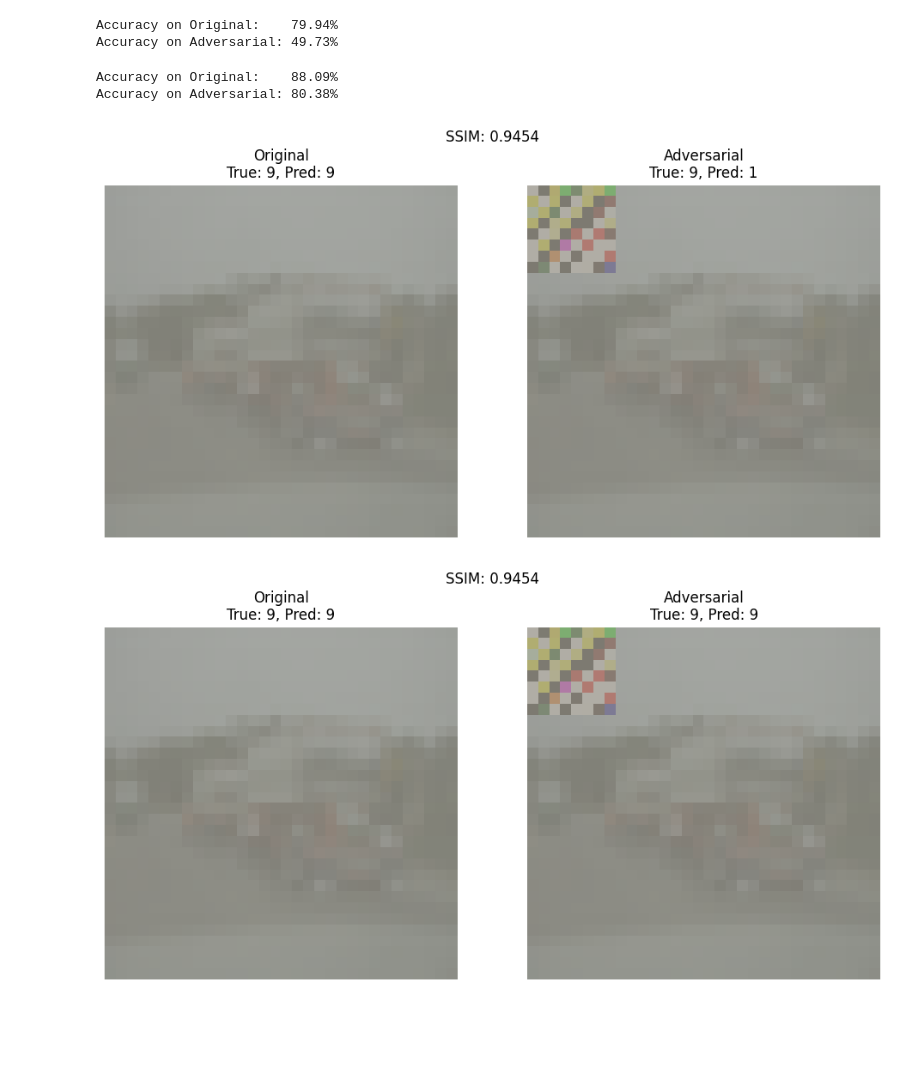
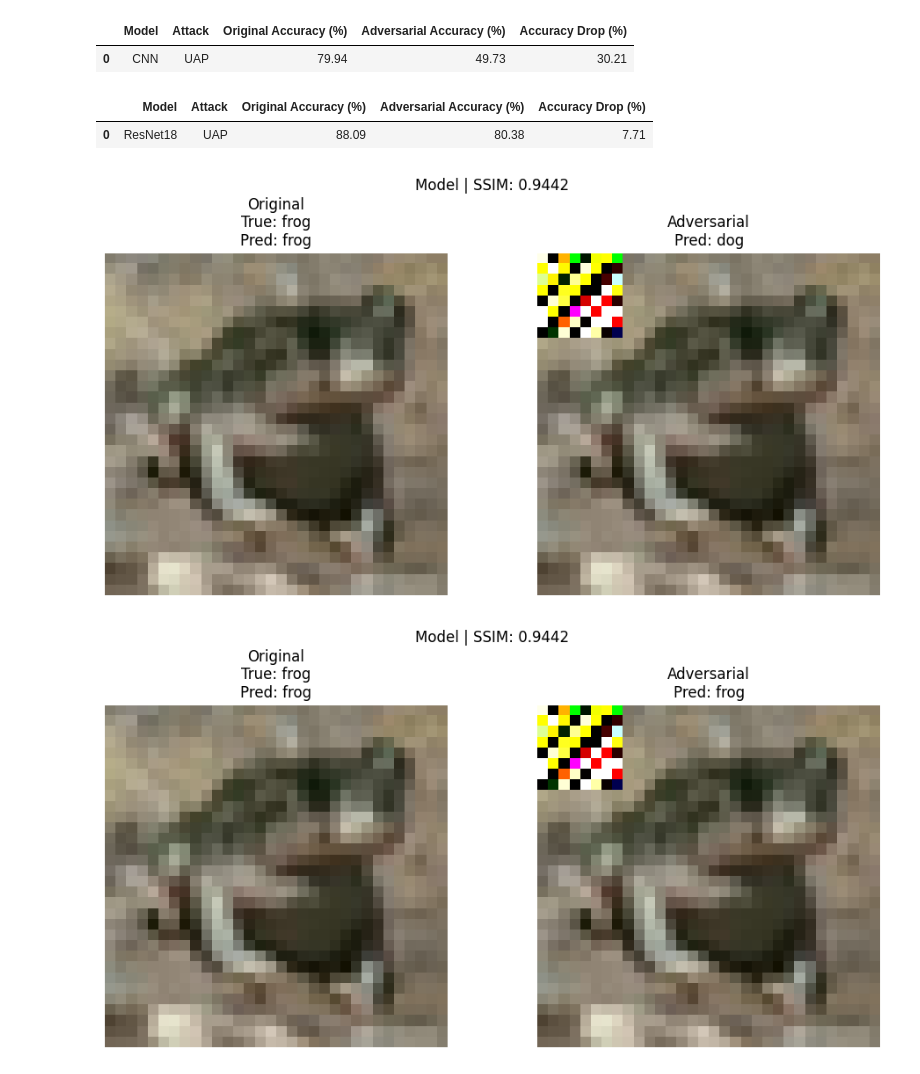
Before and after one commit to natsuki0720/adversarial-perturbation-baselines, a Jupyter notebook: notebooks/eval_local_uap.ipynb, the cells around one changed output. Cells and saved outputs as stored; diff of their text form; code cells hidden in the pictures; blank space fills up the shorter version.

Commit message:
correct visualize

```diff
--- a/notebooks/eval_local_uap.ipynb
+++ b/notebooks/eval_local_uap.ipynb
@@ -49,31 +49,22 @@ mask = generate_mask((8, 8)).unsqueeze(0)  # shape: [1, 3, 32, 32]
 # ==========================
 cnn = get_CNN()
 cnn = cnn.to(device)
-acc_clean = evaluate_uap(cnn, test_loader, delta=None,device =device)
-acc_adv = evaluate_uap(cnn, test_loader, delta=delta,device=device)
-
-print(f"Accuracy on Original:    {acc_clean * 100:.2f}%")
-print(f"Accuracy on Adversarial: {acc_adv * 100:.2f}%")
+display(evaluate_uap(cnn, test_loader, delta=delta,device=device,model_name="CNN"))
 # %% [output]
-Accuracy on Original:    79.94%
-Accuracy on Adversarial: 49.73%
+|  | Model | Attack | Original Accuracy (%) | Adversarial Accuracy (%) | Accuracy Drop (%) |
+| 0 | CNN | UAP | 79.94 | 49.73 | 30.21 |
 # %%
 resnet = get_resnet()
 resnet = resnet.to(device)
 resnet.eval()
-
-acc_clean = evaluate_uap(resnet,test_loader,device=device)
-acc_adv = evaluate_uap(resnet, test_loader, delta,device=device)
-
-print(f"Accuracy on Original:    {acc_clean * 100:.2f}%")
-print(f"Accuracy on Adversarial: {acc_adv * 100:.2f}%")
+display(evaluate_uap(resnet, test_loader, delta=delta,device=device,model_name="ResNet18"))
 # %% [output]
-Accuracy on Original:    88.09%
-Accuracy on Adversarial: 80.38%
+|  | Model | Attack | Original Accuracy (%) | Adversarial Accuracy (%) | Accuracy Drop (%) |
+| 0 | ResNet18 | UAP | 88.09 | 80.38 | 7.71 |
 # %%
-index = 6848
+index = 64
 visualize_uap_effect(cnn,delta,test_dataset,index=index,device=device)
 visualize_uap_effect(resnet,delta,test_dataset,index=index,device=device)
 # %% [output]
-[figure, old version]
+[figure, new version]
-[figure, old version]
+[figure, new version]
```
Also changed, not shown: 4 other files.
